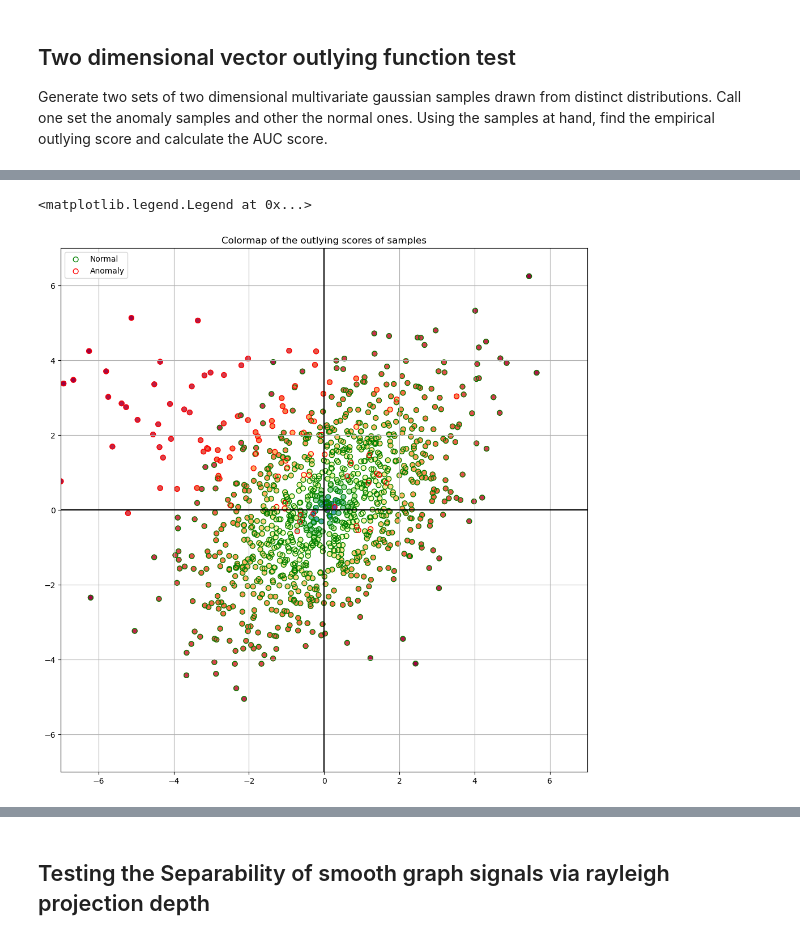
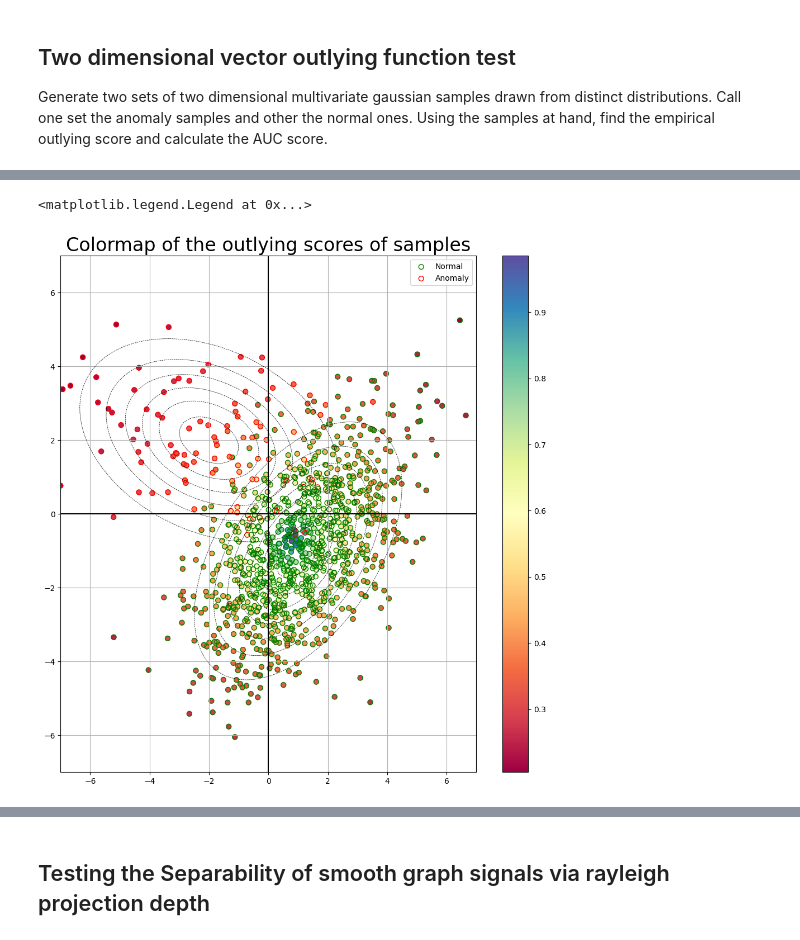
Before and after one commit to indibi/TensorAnomalyDetection, a Jupyter notebook: testbench/NYTaxiData.ipynb, the cells around one changed output, grey strips where cells are left out. Drawn from its saved outputs; the diff is of its cells as text; code cells hidden in the pictures.

Commit message:
Experiment 3 (Heatmap) is prepared.

```diff
--- a/testbench/NYTaxiData.ipynb
+++ b/testbench/NYTaxiData.ipynb
@@ -18,13 +20,13 @@ annos =100
 rng = np.random.default_rng(0)
 cov = np.array([[3,1.5],[1.5,3]])
 cov2 = np.array([[5,-1],[-1,2]])
-mean = np.array([0,0])
+mean = np.array([1,-1])
 mean2= np.array([-2,2])
 sn = rng.multivariate_normal(mean,cov,nos).T
 an = rng.multivariate_normal(mean2,cov2,annos).T
 of = np.zeros((nos,1))
 af = np.zeros((annos,1))
 for i in range(nos):
-    of[i] = 1/(1+vector_outlying_score(sn[:,i],sn))
+    of[i] = 1/(1+vector_outlying_score(sn[:,i],np.concatenate((sn,an),1)))
 for i in range(annos):
-    af[i] = 1/(1+vector_outlying_score(an[:,i],sn))
+    af[i] = 1/(1+vector_outlying_score(an[:,i],np.concatenate((sn,an),1)))
@@ -51,21 +33,33 @@ array([[-7.        , -6.85858586, -6.71717172, ...,  6.71717172,
 # %%
 sizelim = 7
+N = 100
+X = np.linspace(-sizelim, sizelim, N)
+Y = np.linspace(-sizelim, sizelim, N)
+X, Y = np.meshgrid(X, Y)
+pos = np.dstack((X, Y))
+rv = multivariate_normal(mean, cov)
+rv2 = multivariate_normal(mean2, cov2)
+Z  = rv.pdf(pos)
+Z2 = rv2.pdf(pos)
 # plt.style.use('default')
 fig, axe = plt.subplots(1,1, figsize=(12,12))
-axe.scatter(sn[0,:],sn[1,:],s=40, c=of, cmap='Spectral')
+axe.contour(X, Y, Z,linestyles='dashed',colors='k' ,linewidths=0.5)
+axe.contour(X, Y, Z2,linestyles='dashed',colors='k',linewidths=0.5)
+n = axe.scatter(sn[0,:],sn[1,:],s=40, c=of, cmap='Spectral')
+fig.colorbar(n, ax=axe)
 axe.scatter(an[0,:],an[1,:],s=40, c=af, cmap='Spectral')
 axe.scatter(sn[0,:],sn[1,:],s=40, facecolors='none',alpha=1, edgecolors='g',label='Normal')
 axe.scatter(an[0,:],an[1,:],s=40, facecolors='none',alpha=1, edgecolors='r',label='Anomaly')
 axe.vlines(0,ymin=-sizelim,ymax=sizelim,colors='k')
 axe.hlines(0,xmin=-sizelim,xmax=sizelim,colors='k')
 axe.set_xlim(-sizelim,sizelim)
 axe.set_ylim(-sizelim,sizelim)
-axe.set_title('Colormap of the outlying scores of samples')
+axe.set_title('Colormap of the outlying scores of samples',size=24)
 axe.grid()
 axe.legend()
 # %% [output]
 <matplotlib.legend.Legend at 0x...>
-[figure, old version]
+[figure, new version]
 # %%
 print(f"Mean outlying score of normal data: {np.mean(of):.5f}\t Anomalous data:{np.mean(af):.5f}")
 y = np.ones((nos+annos,1))
```
Also changed, not shown: parts of 16 cells of this notebook, 13 other files.
